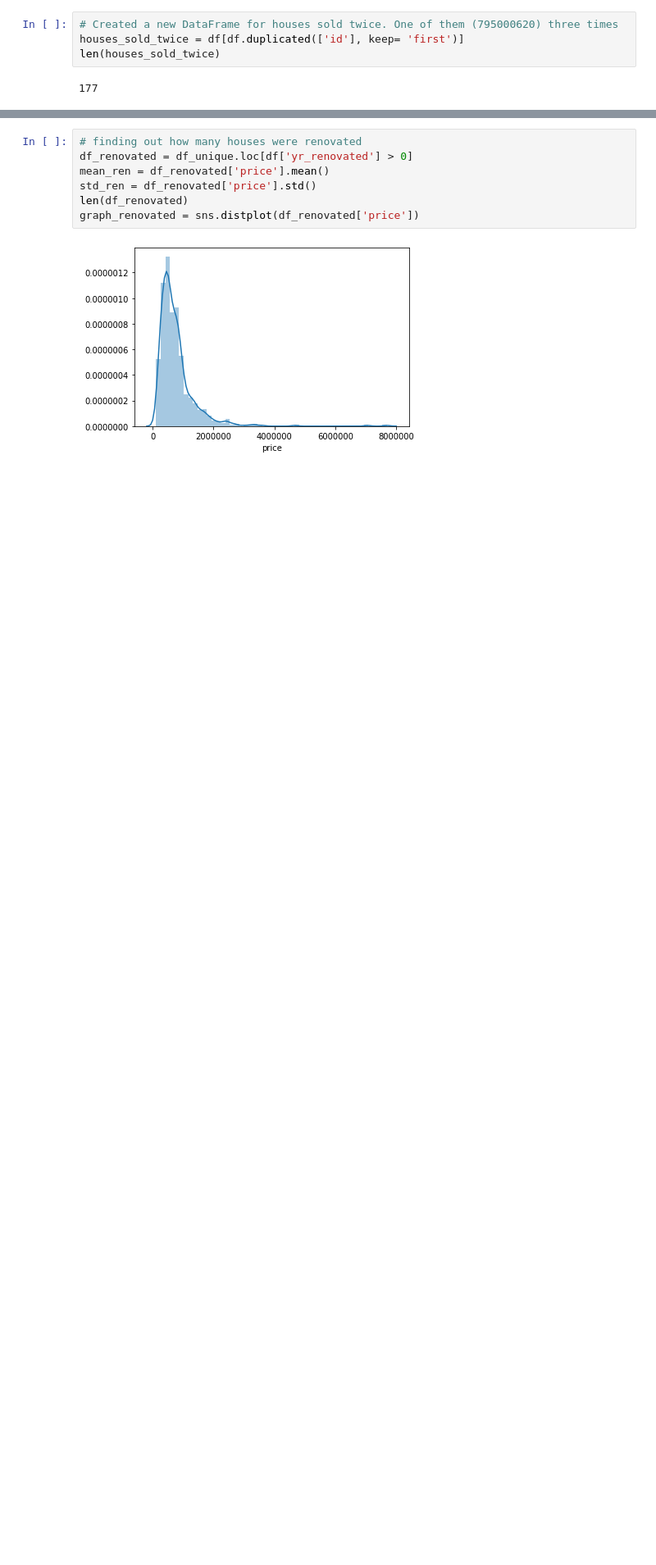
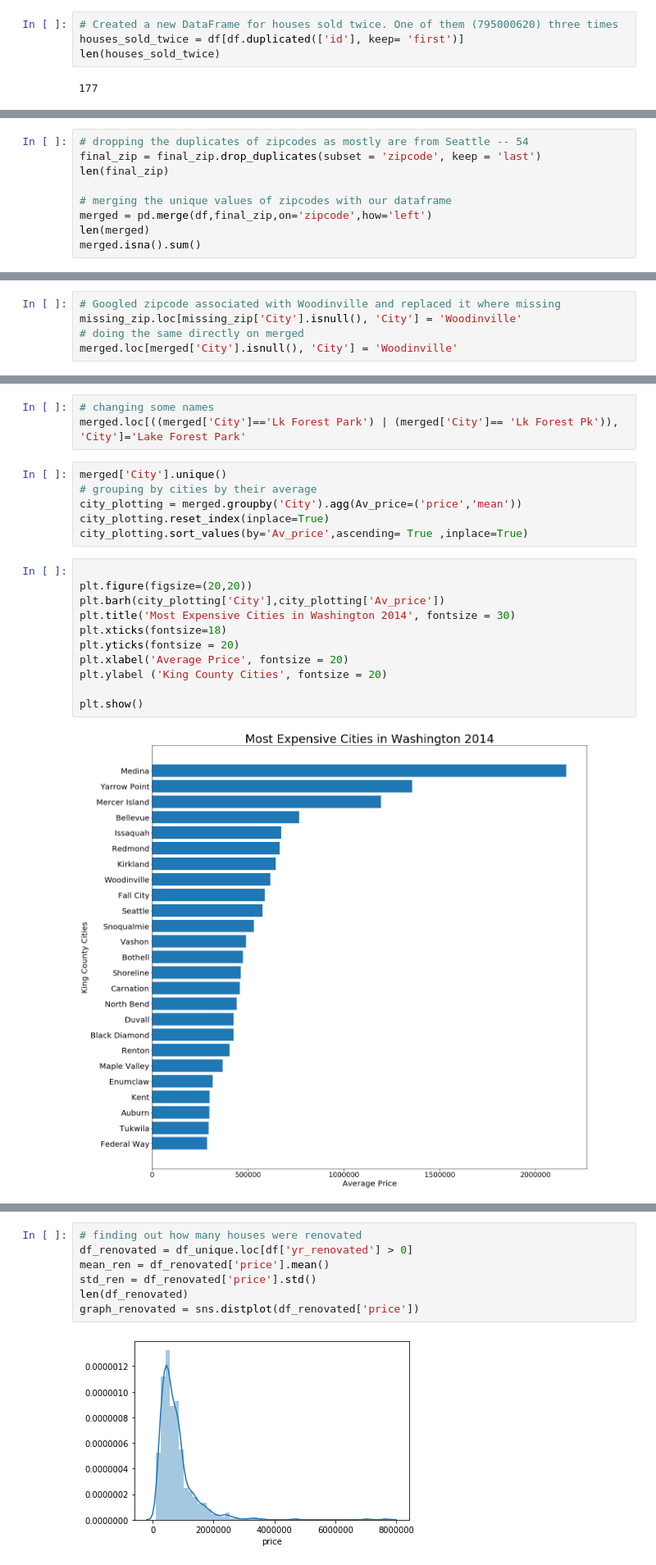
Before and after one commit to matteomm/dsc-mod-2-project-v2-1-london-ds-02172020, a Jupyter notebook: index_EDA.ipynb, the cells around one changed output, grey strips where cells are left out. Shown at 82% size. Drawn from its saved outputs; the diff is of its cells as text; blank space fills up the shorter version.

```diff
--- a/index_EDA.ipynb
+++ b/index_EDA.ipynb
@@ -208,0 +230,9 @@ df_unique.drop(['id'], axis=1).corr(method='pearson').style.format("{:.2}").back
+# %%
+# dropping the duplicates of zipcodes as mostly are from Seattle -- 54
+final_zip = final_zip.drop_duplicates(subset = 'zipcode', keep = 'last')
+len(final_zip)
+
+# merging the unique values of zipcodes with our dataframe
+merged = pd.merge(df,final_zip,on='zipcode',how='left')
+len(merged)
+merged.isna().sum()
@@ -208,0 +265,5 @@ df_unique.drop(['id'], axis=1).corr(method='pearson').style.format("{:.2}").back
+# %%
+# Googled zipcode associated with Woodinville and replaced it where missing
+missing_zip.loc[missing_zip['City'].isnull(), 'City'] = 'Woodinville'
+# doing the same directly on merged
+merged.loc[merged['City'].isnull(), 'City'] = 'Woodinville'
@@ -209 +320,23 @@ df_unique.drop(['id'], axis=1).corr(method='pearson').style.format("{:.2}").back
+# %%
+# changing some names
+merged.loc[((merged['City']=='Lk Forest Park') | (merged['City']== 'Lk Forest Pk')), 'City']='Lake Forest Park'
+# %%
+merged['City'].unique()
+# grouping by cities by their average
+city_plotting = merged.groupby('City').agg(Av_price=('price','mean'))
+city_plotting.reset_index(inplace=True)
+city_plotting.sort_values(by='Av_price',ascending= True ,inplace=True)
+# %%
+
+plt.figure(figsize=(20,20))
+plt.barh(city_plotting['City'],city_plotting['Av_price'])
+plt.title('Most Expensive Cities in Washington 2014', fontsize = 30)
+plt.xticks(fontsize=18)
+plt.yticks(fontsize = 20)
+plt.xlabel('Average Price', fontsize = 20)
+plt.ylabel ('King County Cities', fontsize = 20)
+
+plt.show()
+# %% [output]
+[figure, added]
 # %% [markdown]
```
Also changed, not shown: parts of 47 cells of this notebook.
